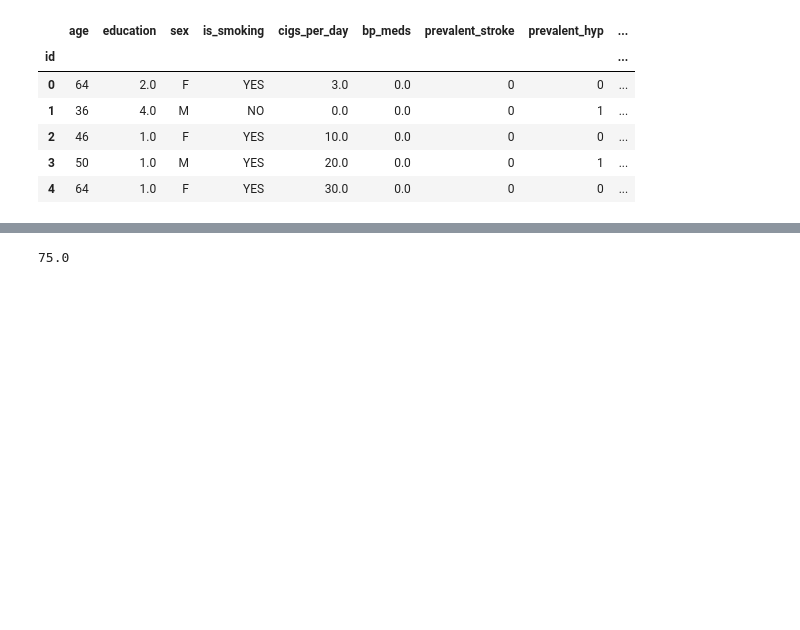
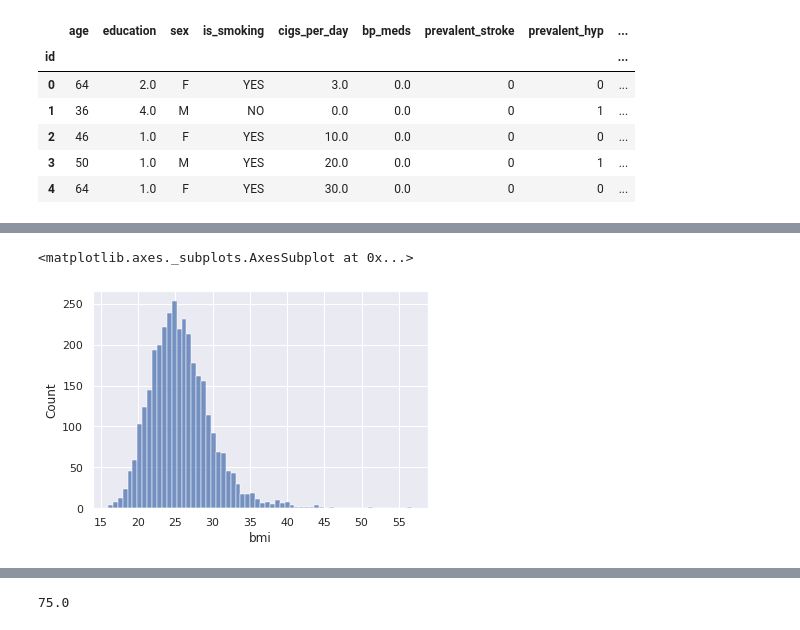
Before and after one commit to shaloy-lewis/cardiovascular_risk_prediction, a Jupyter notebook: Cardiovascular_Risk_Prediction_Shaloy_Lewis.ipynb, the cells around one changed output, grey strips where cells are left out. Cells and saved outputs as stored; diff of their text form; code cells hidden in the pictures; blank space fills up the shorter version.

```diff
--- a/Cardiovascular_Risk_Prediction_Shaloy_Lewis.ipynb
+++ b/Cardiovascular_Risk_Prediction_Shaloy_Lewis.ipynb
@@ -101,0 +250,5 @@ df[df['heart_rate'].isna()]
+# %%
+sns.histplot(df['bmi'])
+# %% [output]
+<matplotlib.axes._subplots.AxesSubplot at 0x...>
+[figure, added]
```
Also changed, not shown: parts of 66 cells of this notebook.
